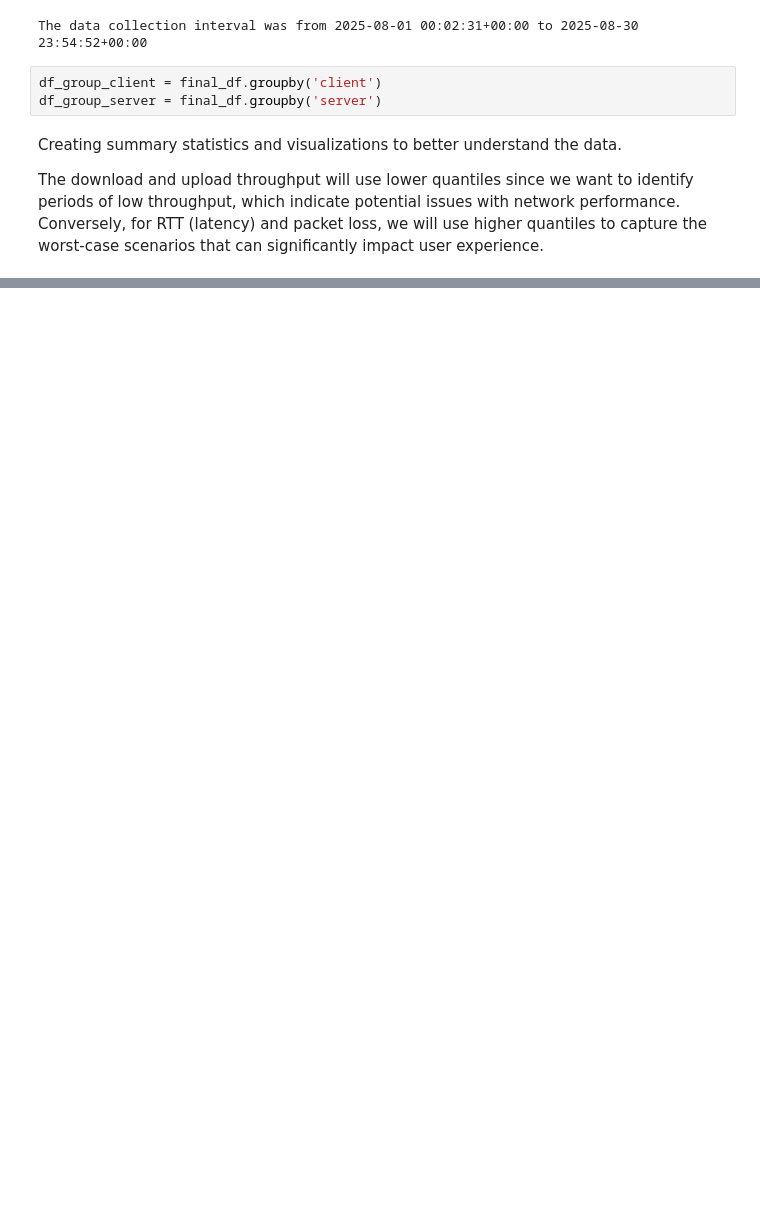
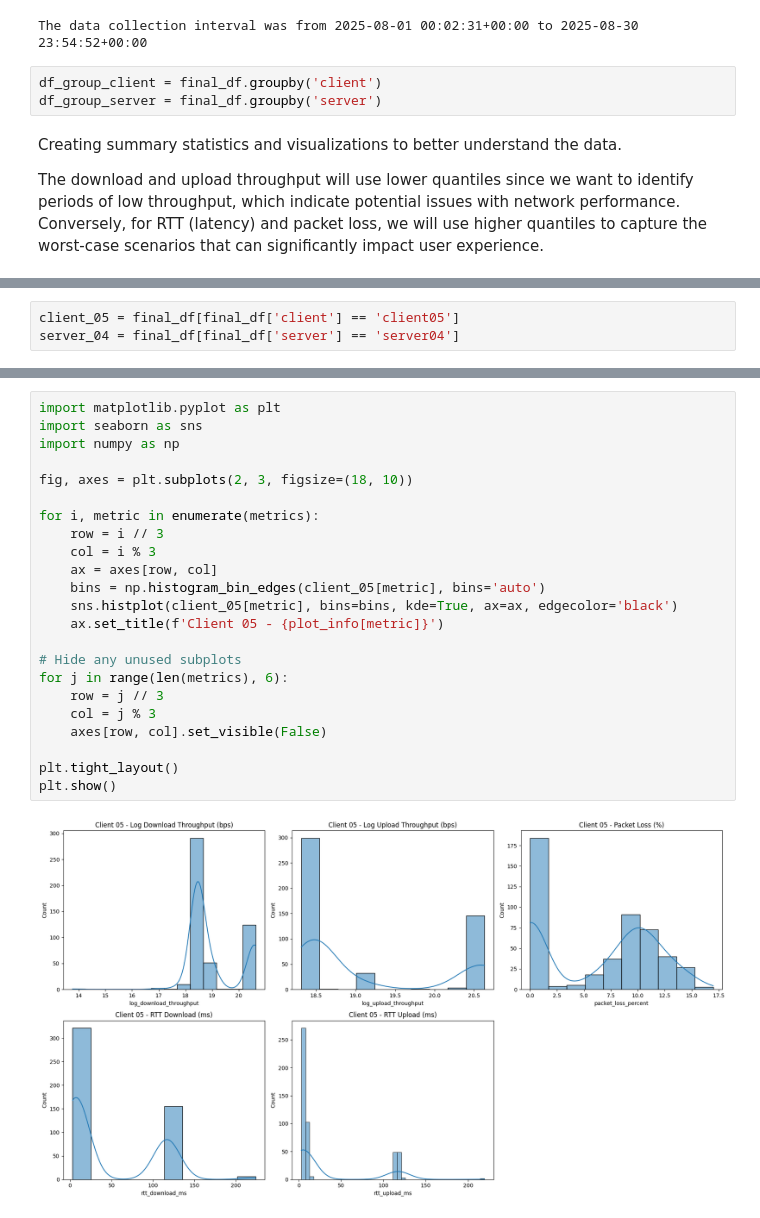
Before and after one commit to carloshenriquefbf/statistics-and-probabilistic-models, a Jupyter notebook: trab1.ipynb, the cells around one changed output, grey strips where cells are left out. Saved outputs shown, nothing was run; the diff lists cells and outputs as text; blank space fills up the shorter version.

Commit message:
Add missing plots

```diff
--- a/trab1.ipynb
+++ b/trab1.ipynb
@@ -328,0 +286,3 @@ plt.show()
+# %%
+client_05 = final_df[final_df['client'] == 'client05']
+server_04 = final_df[final_df['server'] == 'server04']
@@ -328,0 +298,25 @@ plt.show()
+# %%
+import matplotlib.pyplot as plt
+import seaborn as sns
+import numpy as np
+
+fig, axes = plt.subplots(2, 3, figsize=(18, 10))
+
+for i, metric in enumerate(metrics):
+    row = i // 3
+    col = i % 3
+    ax = axes[row, col]
+    bins = np.histogram_bin_edges(client_05[metric], bins='auto')
+    sns.histplot(client_05[metric], bins=bins, kde=True, ax=ax, edgecolor='black')
+    ax.set_title(f'Client 05 - {plot_info[metric]}')
+
+# Hide any unused subplots
+for j in range(len(metrics), 6):
+    row = j // 3
+    col = j % 3
+    axes[row, col].set_visible(False)
+
+plt.tight_layout()
+plt.show()
+# %% [output]
+[figure, added]
```
Also changed, not shown: parts of 18 cells of this notebook.
